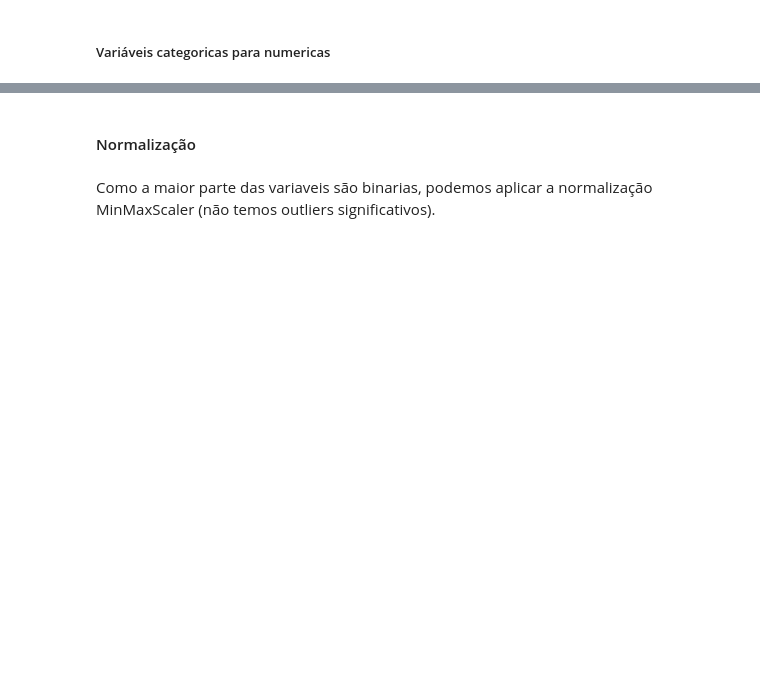
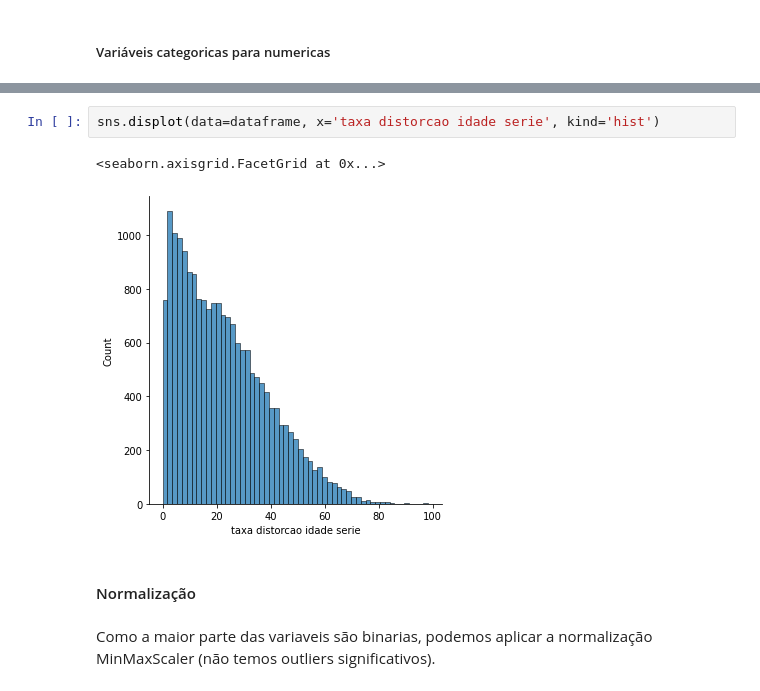
Before and after one commit to helbertmoreirapinto/SCC0276-Aprendizado-de-Maquina, a Jupyter notebook: src/03_regressao_linear.ipynb, the cells around one changed output, grey strips where cells are left out. Cells and saved outputs as stored; diff of their text form; blank space fills up the shorter version.

```diff
--- a/src/03_regressao_linear.ipynb
+++ b/src/03_regressao_linear.ipynb
@@ -88,3 +140,8 @@ sns.scatterplot(data=dataframe, x='valor inse', y='nota enem')
+# %%
+sns.displot(data=dataframe, x='taxa distorcao idade serie', kind='hist')
+# %% [output]
+<seaborn.axisgrid.FacetGrid at 0x...>
+[figure, added]
 # %% [markdown]
 #### Normalização
 # %% [markdown]
```
Also changed, not shown: parts of 16 cells of this notebook.
